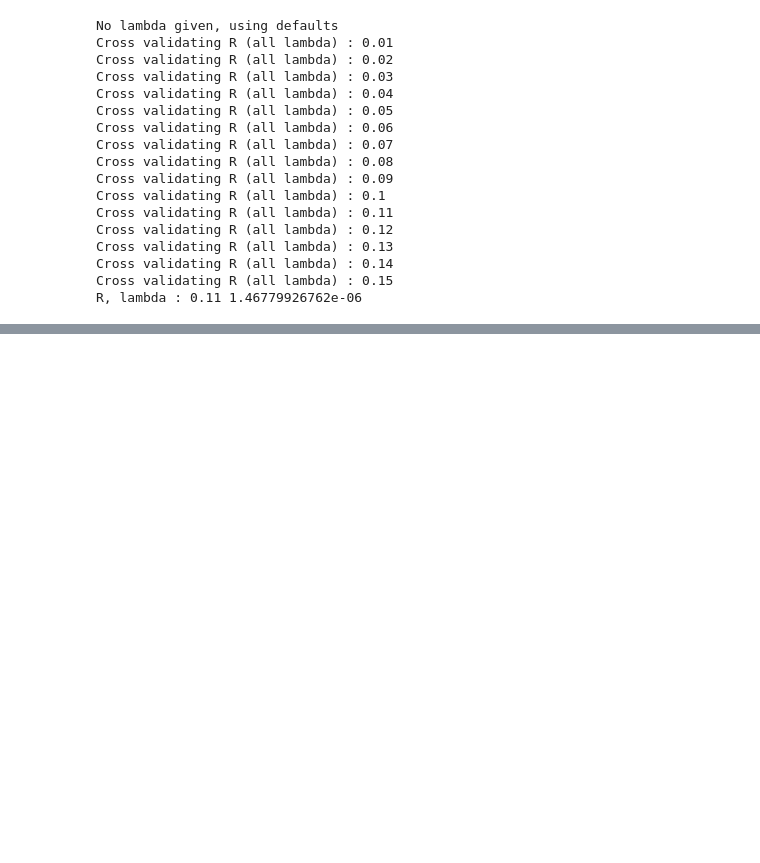
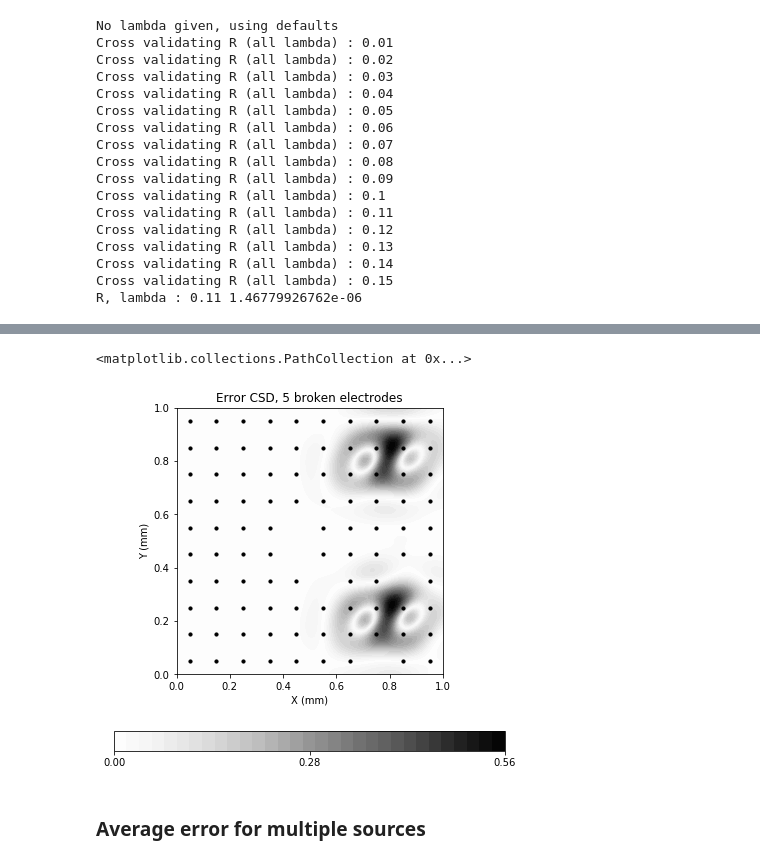
Before and after one commit to Neuroinflab/kCSD-python, a Jupyter notebook: tutorials/tutorial_basic.ipynb, the cells around one changed output, grey strips where cells are left out. Saved outputs shown, nothing was run; the diff lists cells and outputs as text; code cells hidden in the pictures; blank space fills up the shorter version.

```diff
--- a/tutorials/tutorial_basic.ipynb
+++ b/tutorials/tutorial_basic.ipynb
@@ -159,0 +280,8 @@ make_plot(k.estm_x, k.estm_y, est_csd[:, :, 0],
+# %%
+def remove_electrodes(ele_pos, num_broken, broken_seed=42):
+    rstate = np.random.RandomState(broken_seed)  # just a random seed
+    rmv = rstate.choice(ele_pos.shape[0], num_broken, replace=False)
+    ele_pos = np.delete(ele_pos, rmv, 0)
+    return ele_pos
+
+ele_pos_new = remove_electrodes(ele_pos, 5)  # Discard 5 electrodes of 100
@@ -159,0 +292,10 @@ make_plot(k.estm_x, k.estm_y, est_csd[:, :, 0],
+# %%
+def calculate_error(csd_seed, ele_pos):
+    true_csd = CSD_PROFILE(csd_at, seed=csd_seed)
+    pots = forward_method(ele_pos, csd_at, true_csd)
+    k = do_kcsd(ele_pos, pots)
+    k.cross_validate(Rs=np.linspace(0.01, 0.15, 15))
+    err = point_errors(true_csd, k.values('CSD'))
+    return k, err
+
+k, err = calculate_error(csd_seed=15, ele_pos=ele_pos_new)
@@ -159,0 +324,9 @@ make_plot(k.estm_x, k.estm_y, est_csd[:, :, 0],
+# %%
+ax = make_error_plot(k.estm_x, k.estm_y, err,
+                     title='Error CSD, 5 broken electrodes')
+ax.scatter(ele_pos_new[:, 0], ele_pos_new[:, 1], 10, c='k')
+# %% [output]
+<matplotlib.collections.PathCollection at 0x...>
+[figure, added]
+# %% [markdown]
+### Average error for multiple sources
```
Also changed, not shown: parts of 39 cells of this notebook.
